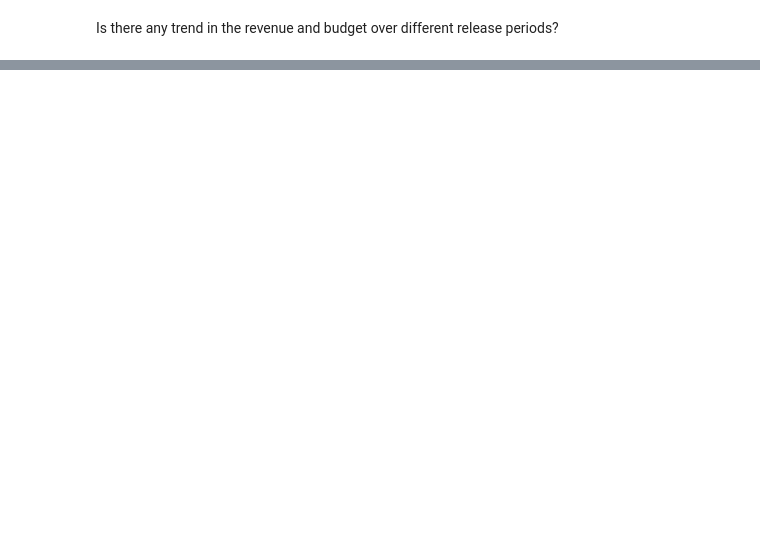
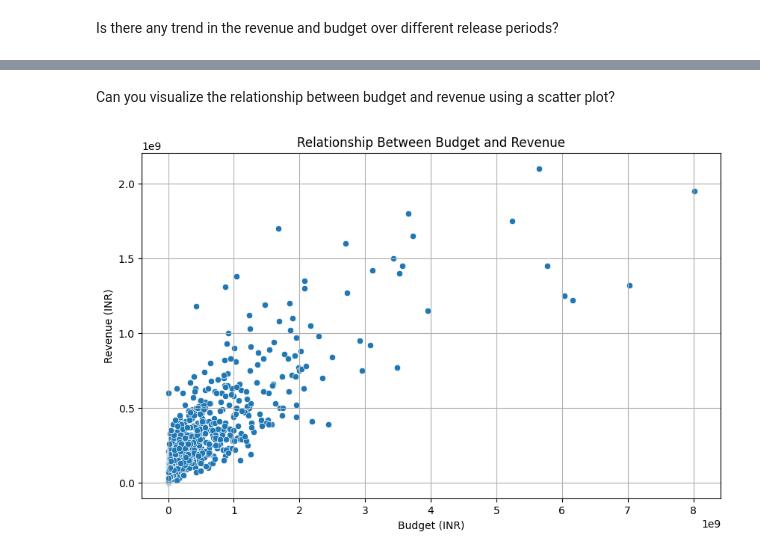
Before and after one commit to rahulbhoyar1995/Kaggle-Data-Analysis-Projects, a Jupyter notebook: bollywood-movies-dataset-analysis.ipynb, the cells around one changed output, grey strips where cells are left out. Saved outputs shown, nothing was run; the diff lists cells and outputs as text; code cells hidden in the pictures; blank space fills up the shorter version.

```diff
--- a/bollywood-movies-dataset-analysis.ipynb
+++ b/bollywood-movies-dataset-analysis.ipynb
@@ -507,0 +727,15 @@ Is there any trend in the revenue and budget over different release periods?
+# %% [markdown]
+Can you visualize the relationship between budget and revenue using a scatter plot?
+# %%
+import seaborn as sns
+import matplotlib.pyplot as plt
+
+plt.figure(figsize=(10, 6))
+sns.scatterplot(x='Budget(INR)', y='Revenue(INR)', data=df)
+plt.title('Relationship Between Budget and Revenue')
+plt.xlabel('Budget (INR)')
+plt.ylabel('Revenue (INR)')
+plt.grid(True)
+plt.show()
+# %% [output]
+[figure, added]
```
Also changed, not shown: parts of 22 cells of this notebook.
